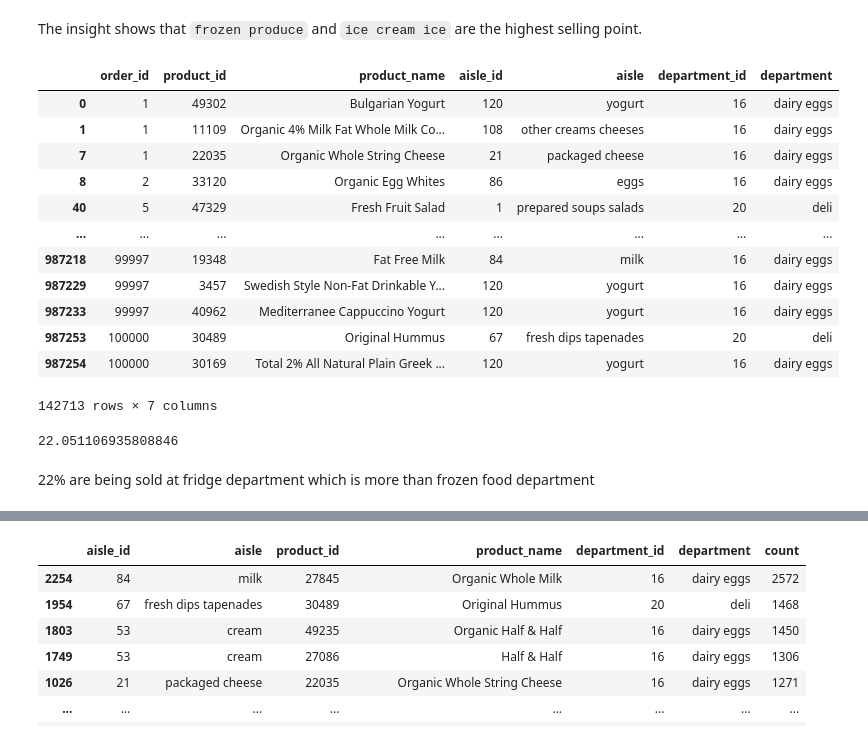
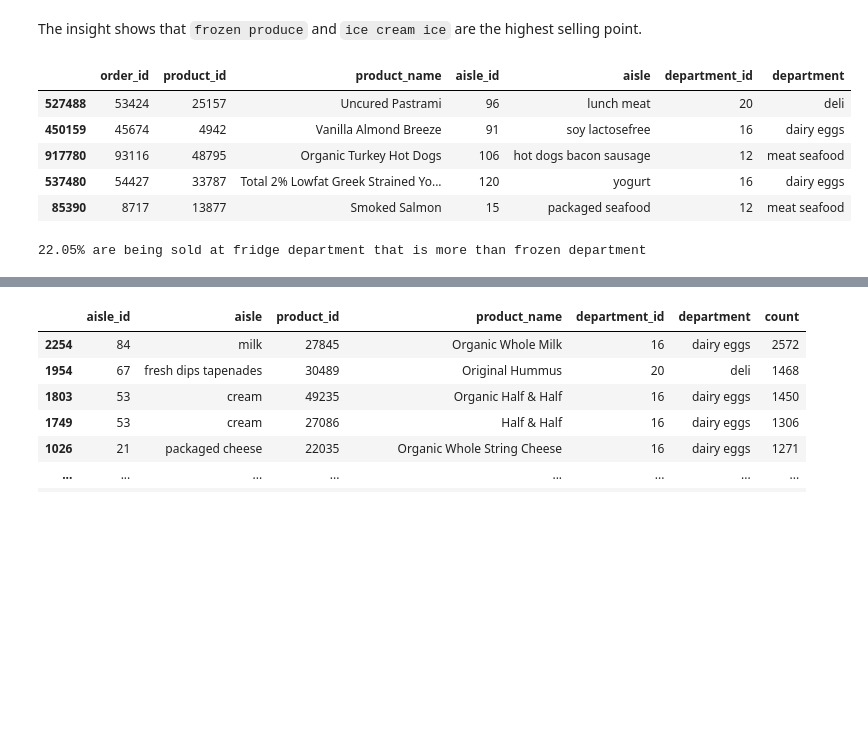
Before and after one commit to m7mdE/MMA-Datathon-Supermarket-Analysis, a Jupyter notebook: Datathon.ipynb, the cells around one changed output, grey strips where cells are left out. Cells and saved outputs as stored; diff of their text form; code cells hidden in the pictures; blank space fills up the shorter version.

```diff
--- a/Datathon.ipynb
+++ b/Datathon.ipynb
@@ -476,24 +338,17 @@ The insight shows that `frozen produce` and `ice cream ice` are the highest sell
 # %%
 # storing all fridge products into a variable
 fridge_df = train_data[train_data['department'].isin(['dairy eggs', 'meat seafood', 'deli'])]
-fridge_df
+fridge_df.sample(5)
 # %% [output]
 |  | order_id | product_id | product_name | aisle_id | aisle | department_id | department |
-| 0 | 1 | 49302 | Bulgarian Yogurt | 120 | yogurt | 16 | dairy eggs |
-| 1 | 1 | 11109 | Organic 4% Milk Fat Whole Milk Co... | 108 | other creams cheeses | 16 | dairy eggs |
-| 7 | 1 | 22035 | Organic Whole String Cheese | 21 | packaged cheese | 16 | dairy eggs |
-| 8 | 2 | 33120 | Organic Egg Whites | 86 | eggs | 16 | dairy eggs |
-| 40 | 5 | 47329 | Fresh Fruit Salad | 1 | prepared soups salads | 20 | deli |
-| ... | ... | ... | ... | ... | ... | ... | ... |
-| 987218 | 99997 | 19348 | Fat Free Milk | 84 | milk | 16 | dairy eggs |
-| 987229 | 99997 | 3457 | Swedish Style Non-Fat Drinkable Y... | 120 | yogurt | 16 | dairy eggs |
-| 987233 | 99997 | 40962 | Mediterranee Cappuccino Yogurt | 120 | yogurt | 16 | dairy eggs |
-| 987253 | 100000 | 30489 | Original Hummus | 67 | fresh dips tapenades | 20 | deli |
-| 987254 | 100000 | 30169 | Total 2% All Natural Plain Greek ... | 120 | yogurt | 16 | dairy eggs |
+| 527488 | 53424 | 25157 | Uncured Pastrami | 96 | lunch meat | 20 | deli |
+| 450159 | 45674 | 4942 | Vanilla Almond Breeze | 91 | soy lactosefree | 16 | dairy eggs |
+| 917780 | 93116 | 48795 | Organic Turkey Hot Dogs | 106 | hot dogs bacon sausage | 12 | meat seafood |
+| 537480 | 54427 | 33787 | Total 2% Lowfat Greek Strained Yo... | 120 | yogurt | 16 | dairy eggs |
+| 85390 | 8717 | 13877 | Smoked Salmon | 15 | packaged seafood | 12 | meat seafood |
-142713 rows × 7 columns
 # %%
-fridge_df.shape[0]/train_data.shape[0]*100
+# calculating the percentage of products which are fridge
+print(f"{fridge_df.shape[0]/train_data.shape[0]*100:.2f}%\
+ are being sold at fridge department that is more than frozen department")
 # %% [output]
-22.051106935808846
+22.05% are being sold at fridge department that is more than frozen department
-# %% [markdown]
-22% are being sold at fridge department which is more than frozen food department
```
Also changed, not shown: parts of 50 cells of this notebook.
